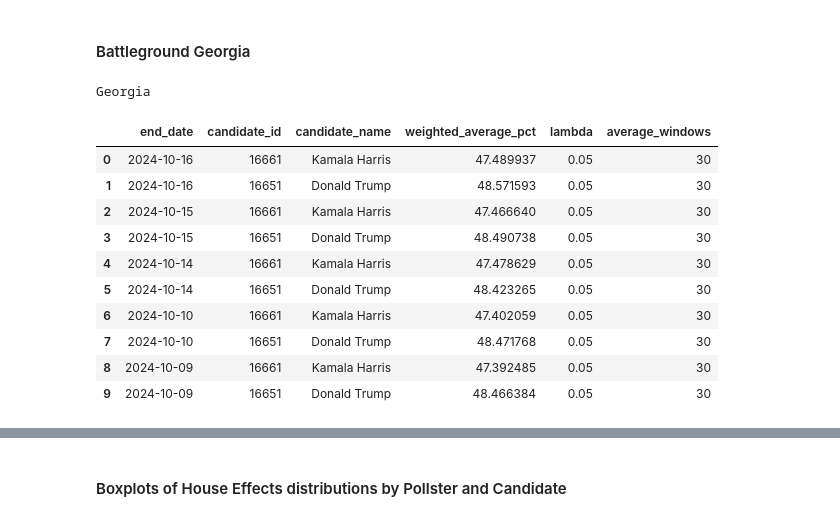
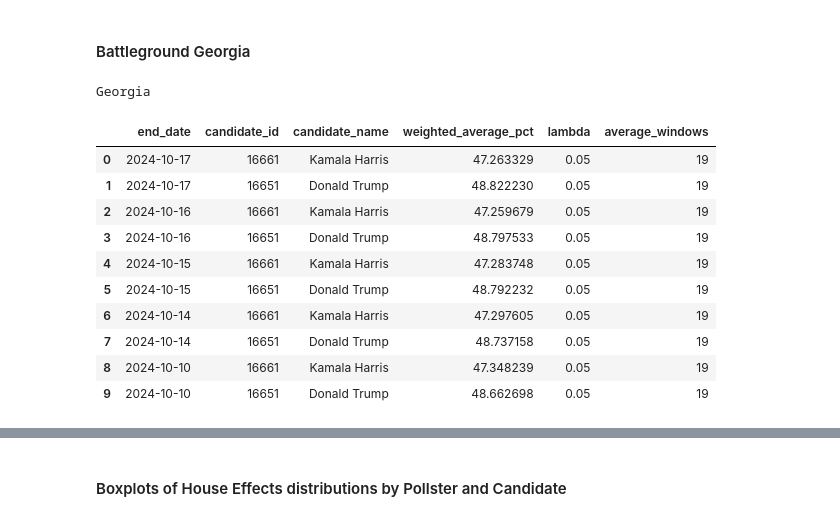
Before and after one commit to christophermoverton/ppoll_jupyterlab, a Jupyter notebook: 538pollingdata.ipynb, the cells around one changed output, grey strips where cells are left out. Drawn from its saved outputs; the diff is of its cells as text; code cells hidden in the pictures.

Commit message:
save added pollster frequency weighting

```diff
--- a/538pollingdata.ipynb
+++ b/538pollingdata.ipynb
@@ -2930,7 +3077,7 @@ avg_window = 9
 weighted_averages = []
 # Initialize lambda and average_window settings
 lambda_values = [.05,.15,.35,.55,.65]  # 5 equal subdivisions between 0 and 1
-average_windows = [30,19, 9]
+average_windows = [19, 9]
 
 # Define the two candidate IDs of interest
 candidate_ids = [16661, 16651]
@@ -3014,7 +3161,46 @@ for lambda_value in lambda_values:
                     # Step 6: Append the filtered DataFrame to the result
                     result_df = pd.concat([result_df, filtered_df])
                 candidate_data = result_df.copy()
+                ## start pollster frequency weighting
 
+                # Define 30-day intervals using the 'days_past_index' column
+                interval_ranges = [(0, 30), (31, 60), (61, 90)]
+
+                # Initialize a dictionary to store results for each interval
+                interval_pollster_counts_days_index = {}
+
+                # Iterate over each interval
+                for start, end in interval_ranges:
+                    # Filter the data within the interval using 'days_past_index'
+                    interval_data = candidate_data[(candidate_data['days_past_index'] >= start) & (candidate_data['days_past_index'] <= end)]
+
+                    # Group by 'pollster' and count the occurrences
+                    pollster_count = interval_data.groupby('pollster')['pollster'].count()
+
+                    # Calculate weight_pollster_frequency = 1 / pollster_count
+                    weight_pollster_frequency = 1 / pollster_count
+
+                    # Store the result in the dictionary with interval as the key
+                    interval_pollster_counts_days_index[f'{start} to {end}'] = weight_pollster_frequency
+
+                # Convert the results into a DataFrame and display it
+                pollster_weights_days_index_df = pd.DataFrame(interval_pollster_counts_days_index)
+
+                # Initialize a new column in the original dataframe to store the joined weight_pollster_frequency
+                candidate_data['weight_pollster_frequency'] = None
+
+                # Iterate over each interval range and merge/join the weight_pollster_frequency values
+                for interval_name, interval_data in pollster_weights_days_index_df.items():
+                    # Determine the appropriate interval (e.g., '0 to 30 days' corresponds to days_past_index between 0 and 30)
+                    start, end = map(int, interval_name.split(' to '))
+
+                    # Filter the rows of candidate_data within the current interval range
+                    interval_mask = (candidate_data['days_past_index'] >= start) & (candidate_data['days_past_index'] <= end)
+
+                    # Merge the corresponding weight_pollster_frequency values from pollster_weights_days_index_df based on 'pollster'
+                    candidate_data.loc[interval_mask, 'weight_pollster_frequency'] = candidate_data.loc[interval_mask, 'pollster'].map(pollster_weights_days_index_df[interval_name])
+
+                ## end  pollster frequency weighting
                 c_mean = candidate_data[(candidate_data['days_past_index'] < avg_window) & (candidate_data['days_past_index'] > 0)]['pct'].mean() #gather mean for past 30 days of likely voters
 
                 c_std = candidate_data[(candidate_data['days_past_index'] < avg_window) & (candidate_data['days_past_index'] > 0)]['pct'].std() #gather standard deviation for past 30 days of likely voters
@@ -3033,7 +3219,8 @@ for lambda_value in lambda_values:
                 #candidate_data['weight_mode'] = 1.0  # Assuming 'weight_mode' is a fixed value of 1.0, adjust if needed
                 candidate_data.loc[:, 'w_i'] = (
                     candidate_data['weight_mode'] * candidate_data['weight_sample'] *
-                    candidate_data['weight_score'] * candidate_data['weight_time'] * candidate_data['weight_outlier']
+                    candidate_data['weight_score'] * candidate_data['weight_time'] * candidate_data['weight_outlier']*
+                    candidate_data['weight_pollster_frequency']
                 )
                 #c_mean2data = candidate_data[(candidate_data['days_past_index'] < avg_window) & (candidate_data['days_past_index'] >= 0)]
                 #c_mean2 = np.average(c_mean2data['pct'], weights=c_mean2data['w_i'])
@@ -3112,43 +3299,43 @@ for lambda_value in lambda_values:
                 #print result
                 #print(f"Number of NaN value in 'w_i': {nan_weight_i}")
 
                 # Step 3: Identify rows with NaN in w_i to examine their individual values
                 #nan_rows = candidate_data[candidate_data['w_i'].isna()]
                 #print("Rows producing NaN in 'w_i':")
                 #print(nan_rows[['methodology','weight_mode', 'weight_sample', 'weight_score', 'weight_time', 'w_i']])
 
                 # Step 9: Compute the weighted average of the poll points ('pct') using the computed weights
                 weighted_average_pct = np.average(candidate_data['adjusted_pct'], weights=candidate_data['w_i'])
 
                 # Step 10: Store the current date, candidate_id, candidate_name, and the weighted average in a new DataFrame
                 if not candidate_data.empty:
                     candidate_name = candidate_data['candidate_name'].iloc[0]
                     weighted_averages.append({
                         'end_date': current_date,
                         'candidate_id': candidate,
                         'candidate_name': candidate_name,
                         'weighted_average_pct': weighted_average_pct,
                         'lambda': lambda_value,
                         'average_windows': avg_window
                     })
 
 # Convert the results into a new DataFrame
 df_weighted_averages = pd.DataFrame(weighted_averages)
 print("Georgia")
 df_weighted_averages.head(10)
 # %% [output]
 Georgia
 |  | end_date | candidate_id | candidate_name | weighted_average_pct | lambda | average_windows |
-| 0 | 2024-10-16 | 16661 | Kamala Harris | 47.489937 | 0.05 | 30 |
-| 1 | 2024-10-16 | 16651 | Donald Trump | 48.571593 | 0.05 | 30 |
-| 2 | 2024-10-15 | 16661 | Kamala Harris | 47.466640 | 0.05 | 30 |
-| 3 | 2024-10-15 | 16651 | Donald Trump | 48.490738 | 0.05 | 30 |
-| 4 | 2024-10-14 | 16661 | Kamala Harris | 47.478629 | 0.05 | 30 |
-| 5 | 2024-10-14 | 16651 | Donald Trump | 48.423265 | 0.05 | 30 |
-| 6 | 2024-10-10 | 16661 | Kamala Harris | 47.402059 | 0.05 | 30 |
-| 7 | 2024-10-10 | 16651 | Donald Trump | 48.471768 | 0.05 | 30 |
-| 8 | 2024-10-09 | 16661 | Kamala Harris | 47.392485 | 0.05 | 30 |
-| 9 | 2024-10-09 | 16651 | Donald Trump | 48.466384 | 0.05 | 30 |
+| 0 | 2024-10-17 | 16661 | Kamala Harris | 47.263329 | 0.05 | 19 |
+| 1 | 2024-10-17 | 16651 | Donald Trump | 48.822230 | 0.05 | 19 |
+| 2 | 2024-10-16 | 16661 | Kamala Harris | 47.259679 | 0.05 | 19 |
+| 3 | 2024-10-16 | 16651 | Donald Trump | 48.797533 | 0.05 | 19 |
+| 4 | 2024-10-15 | 16661 | Kamala Harris | 47.283748 | 0.05 | 19 |
+| 5 | 2024-10-15 | 16651 | Donald Trump | 48.792232 | 0.05 | 19 |
+| 6 | 2024-10-14 | 16661 | Kamala Harris | 47.297605 | 0.05 | 19 |
+| 7 | 2024-10-14 | 16651 | Donald Trump | 48.737158 | 0.05 | 19 |
+| 8 | 2024-10-10 | 16661 | Kamala Harris | 47.348239 | 0.05 | 19 |
+| 9 | 2024-10-10 | 16651 | Donald Trump | 48.662698 | 0.05 | 19 |
 # %%
 import altair as alt
 
```
Also changed, not shown: parts of 46 cells of this notebook, 1 other file.
